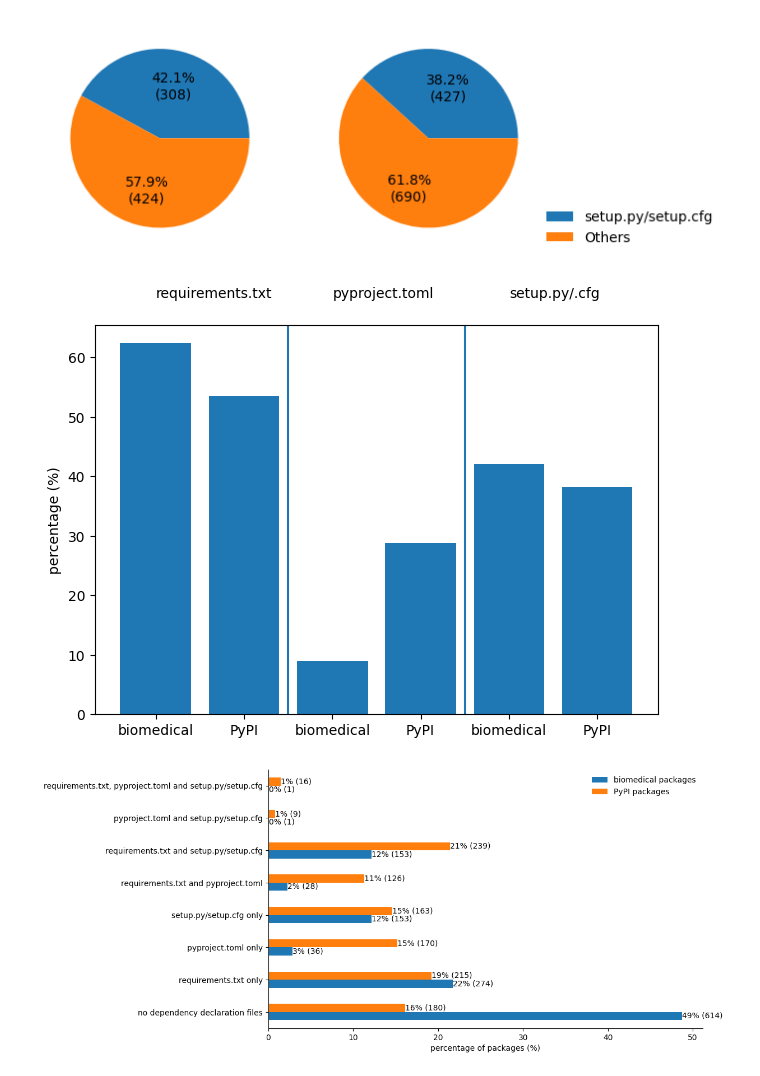
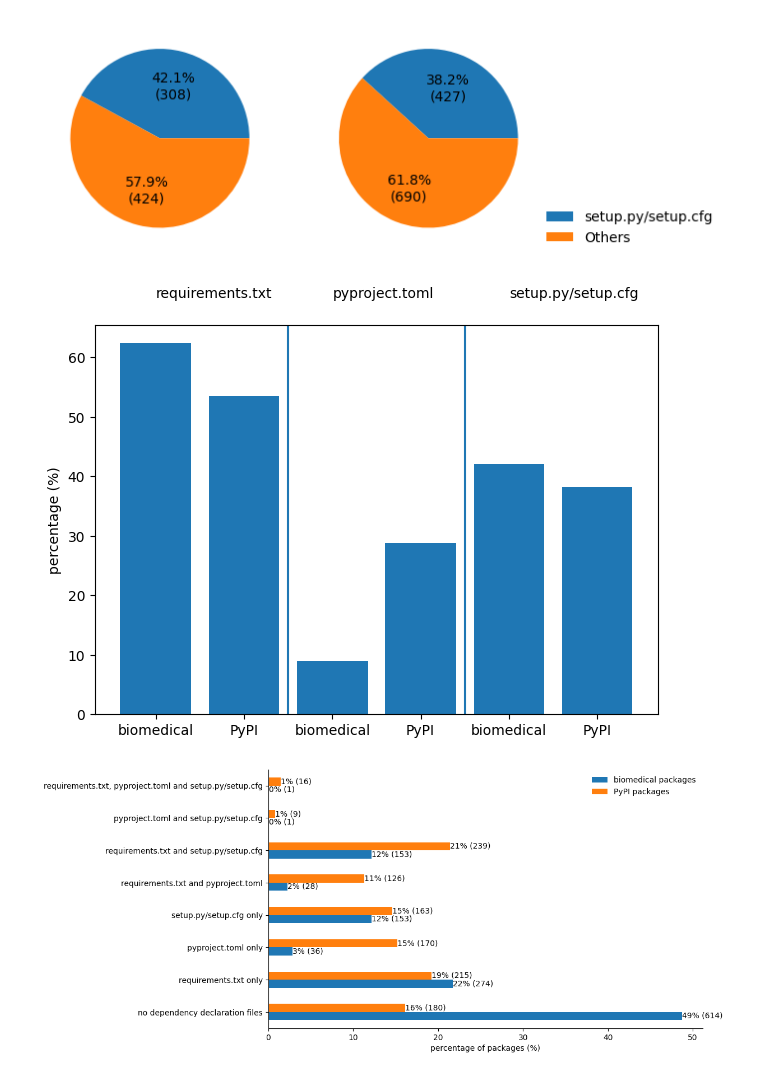
Before and after one commit to tweag/FawltyDeps-analysis, a Jupyter notebook: notebooks/analysis_biomed_pypi.ipynb, the cells around one changed output. Saved outputs shown, nothing was run; the diff lists cells and outputs as text; code cells hidden in the pictures.

```diff
--- a/notebooks/analysis_biomed_pypi.ipynb
+++ b/notebooks/analysis_biomed_pypi.ipynb
@@ -519,35 +508,37 @@ plt.savefig("distribution_deps_2.3.png", dpi=600, bbox_inches="tight")
 # %%
 
 fig = plt.figure()
 ax = fig.add_subplot()
 xpos = list(range(6))
 ax.bar(
     xpos,
     [
         62.3, 53.4,
         9.0, 28.7,
         42.1, 38.2
     ]
 )
 ax.set_xticks(xpos)
 ax.set_xticklabels(
     (
         "biomedical", "PyPI",
         "biomedical", "PyPI",
         "biomedical", "PyPI"
     )
 )
 ax.set_ylabel("percentage (%)")
 ax.axvline(1.5)
 ax.axvline(3.5)
 ax.text(*(0, 70), "requirements.txt")
 ax.text(*(2, 70), "pyproject.toml")
-ax.text(*(4, 70), "setup.py/.cfg")
+ax.text(*(4, 70), "setup.py/setup.cfg")
 
 fig.tight_layout()
+
+plt.savefig("distribution_deps_2.png", dpi=600, bbox_inches="tight")
 plt.show()
 # %% [output]
-[figure, old version]
+[figure, new version]
 # %%
 project_req_toml_setup_biomed = project_req_txt_biomed.intersection(
     project_pyproject_toml_biomed
```
Also changed, not shown: parts of 10 cells of this notebook.
